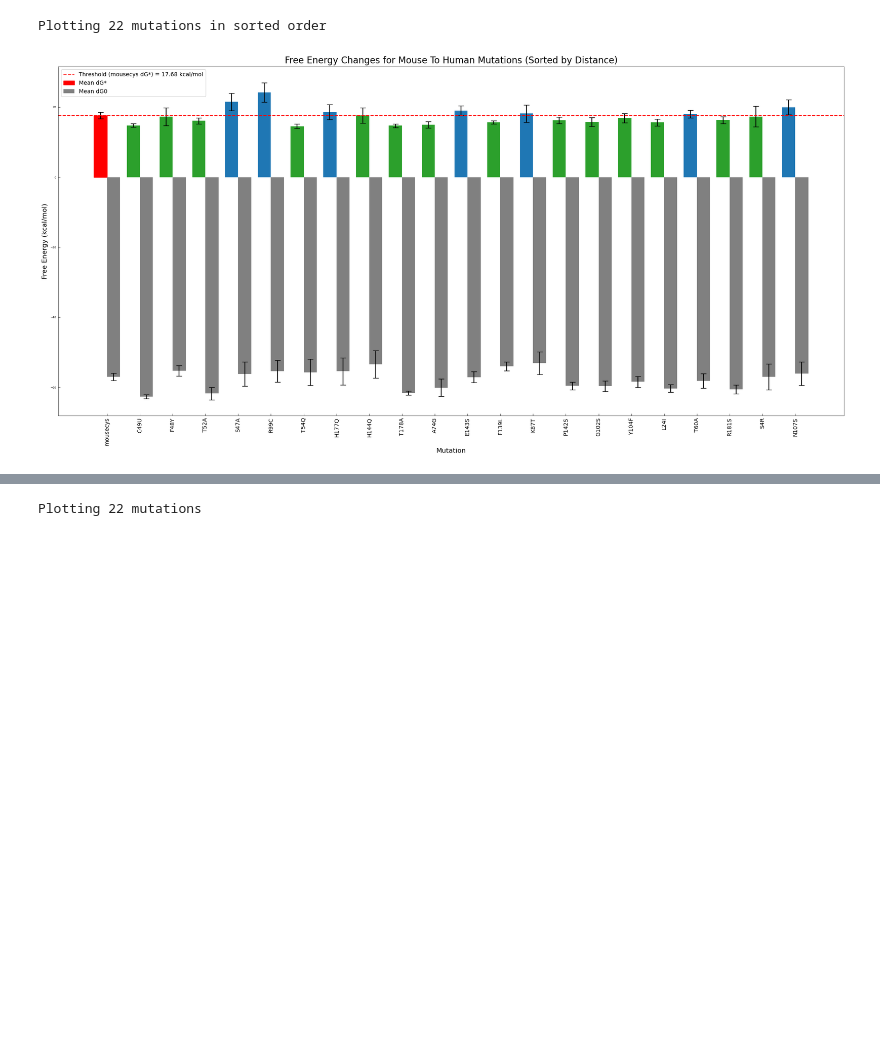
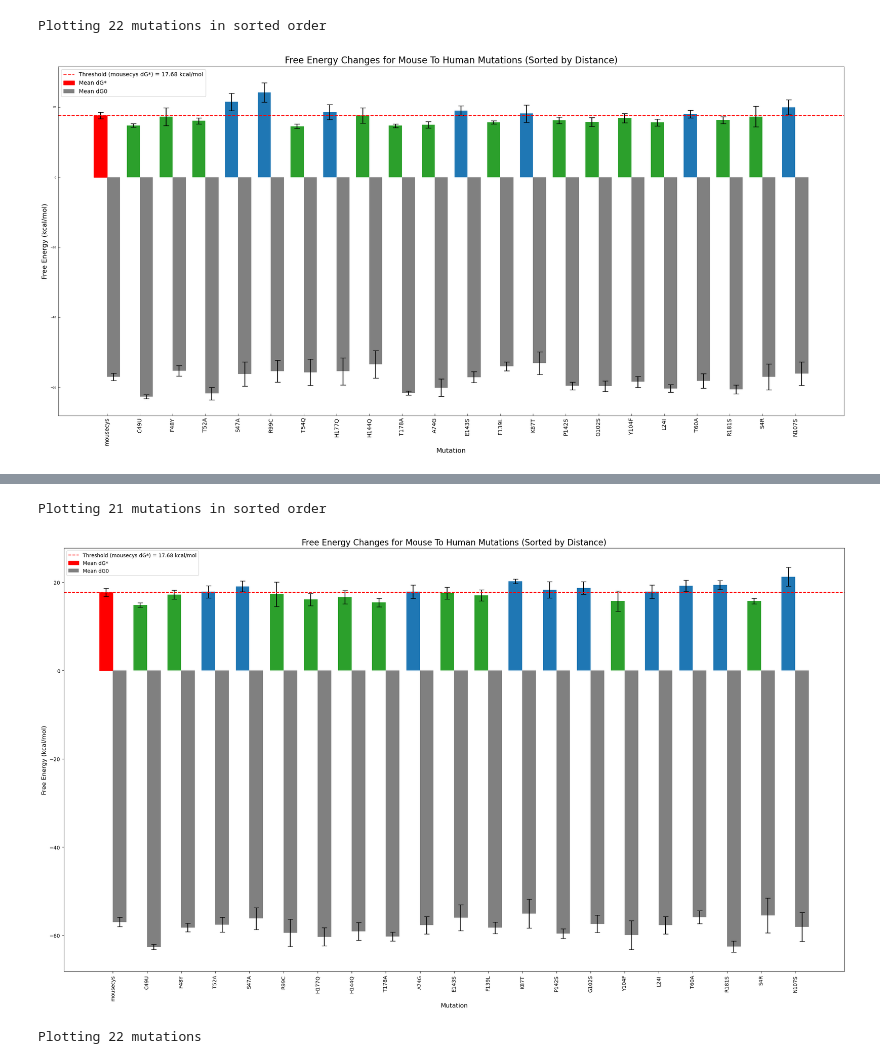
Before and after one commit to ND7996/GPX6, a Jupyter notebook: analysis/barplot_energy.ipynb, the cells around one changed output, grey strips where cells are left out. Cells and saved outputs as stored; diff of their text form; code cells hidden in the pictures; blank space fills up the shorter version.

```diff
--- a/analysis/barplot_energy.ipynb
+++ b/analysis/barplot_energy.ipynb
@@ -292,3 +81,82 @@ Figures saved to:
+# %%
+import matplotlib.pyplot as plt
+import numpy as np
+
+# Define data according to the new table, maintaining the original mutation sequence
+sorted_data = [
+    {"mutation": "mousecys", "dg_star": 17.68, "dg_star_error": 0.91, "dg0": -56.96, "dg0_error": 1.03},
+    {"mutation": "C49U", "dg_star": 14.84, "dg_star_error": 0.52, "dg0": -62.60, "dg0_error": 0.59},
+    {"mutation": "F48Y", "dg_star": 17.16, "dg_star_error": 1.01, "dg0": -58.24, "dg0_error": 0.96},
+    {"mutation": "T52A", "dg_star": 17.83, "dg_star_error": 1.37, "dg0": -57.60, "dg0_error": 1.69},
+    {"mutation": "S47A", "dg_star": 19.07, "dg_star_error": 1.20, "dg0": -56.18, "dg0_error": 2.49},
+    {"mutation": "R99C", "dg_star": 17.29, "dg_star_error": 2.79, "dg0": -59.41, "dg0_error": 3.13},
+    {"mutation": "H177Q", "dg_star": 16.09, "dg_star_error": 1.39, "dg0": -60.31, "dg0_error": 2.04},
+    {"mutation": "H144Q", "dg_star": 16.60, "dg_star_error": 1.48, "dg0": -59.10, "dg0_error": 2.02},
+    {"mutation": "T178A", "dg_star": 15.41, "dg_star_error": 0.95, "dg0": -60.28, "dg0_error": 1.01},
+    {"mutation": "A74G", "dg_star": 17.88, "dg_star_error": 1.52, "dg0": -57.70, "dg0_error": 2.00},
+    {"mutation": "E143S", "dg_star": 17.52, "dg_star_error": 1.36, "dg0": -55.99, "dg0_error": 2.94},
+    {"mutation": "F139L", "dg_star": 17.01, "dg_star_error": 1.28, "dg0": -58.28, "dg0_error": 1.29},
+    {"mutation": "K87T", "dg_star": 20.21, "dg_star_error": 0.52, "dg0": -55.05, "dg0_error": 3.25},
+    {"mutation": "P142S", "dg_star": 18.30, "dg_star_error": 1.83, "dg0": -59.56, "dg0_error": 1.10},
+    {"mutation": "G102S", "dg_star": 18.72, "dg_star_error": 1.43, "dg0": -57.37, "dg0_error": 1.99},
+    {"mutation": "Y104F", "dg_star": 15.75, "dg_star_error": 2.32, "dg0": -59.93, "dg0_error": 3.28},
+    {"mutation": "L24I", "dg_star": 17.88, "dg_star_error": 1.52, "dg0": -57.70, "dg0_error": 2.00},
+    {"mutation": "T60A", "dg_star": 19.22, "dg_star_error": 1.23, "dg0": -55.88, "dg0_error": 1.48},
+    {"mutation": "R181S", "dg_star": 19.38, "dg_star_error": 0.97, "dg0": -62.55, "dg0_error": 1.26},
+    {"mutation": "S4R", "dg_star": 15.73, "dg_star_error": 0.64, "dg0": -55.48, "dg0_error": 3.92},
+    {"mutation": "N107S", "dg_star": 21.25, "dg_star_error": 2.12, "dg0": -58.09, "dg0_error": 3.30},
+]
+
+# Extract data into lists
+mutations = [item['mutation'] for item in sorted_data]
+dg_star_values = [item['dg_star'] for item in sorted_data]
+dg_star_errors = [item['dg_star_error'] for item in sorted_data]
+dg0_values = [item['dg0'] for item in sorted_data]
+dg0_errors = [item['dg0_error'] for item in sorted_data]
+
+# Mousecys dG* value
+mousecys_dg_star = 17.68
+
+# Color scheme: green if dG* < mousecys, blue if dG* > mousecys
+colors = ['#2ca02c' if not np.isnan(dg_star) and dg_star < mousecys_dg_star else '#1f77b4' for dg_star in dg_star_values]
+
+# Plot the data
+fig, ax = plt.subplots(figsize=(22, 13))
+
+x = np.arange(len(mutations))
+bar_width = 0.4
+
+# Bar plot for dG*
+bars1 = ax.bar(x - bar_width/2, dg_star_values, yerr=dg_star_errors, capsize=5,
+               label="Mean dG*", color=colors, width=bar_width, align='center')
+
+# Bar plot for dG0
+bars2 = ax.bar(x + bar_width/2, dg0_values, yerr=dg0_errors, capsize=5,
+               color='gray', width=bar_width, align='center', label="Mean dG0")
+
+# Highlight mousecys in red
+mousecys_index = mutations.index("mousecys")
+bars1[mousecys_index].set_color('red')
+
+# Annotate mousecys threshold
+ax.axhline(mousecys_dg_star, color='red', linestyle='--', label=f'Threshold (mousecys dG*) = {mousecys_dg_star:.2f} kcal/mol')
+
+# Formatting
+ax.set_xticks(x)
+ax.set_xticklabels(mutations, rotation=90, ha="center", fontsize=10)
+ax.set_xlabel("Mutation", fontsize=12)
+ax.set_ylabel("Free Energy (kcal/mol)", fontsize=12)
+ax.set_title("Free Energy Changes for Mouse To Human Mutations (Sorted by Distance)", fontsize=16)
+ax.legend(loc='upper left', fontsize=10, frameon=True)
+
+# Print confirmation
+print(f"Plotting {len(mutations)} mutations in sorted order")
+
+plt.tight_layout()
+plt.show()
+# %% [output]
+Plotting 21 mutations in sorted order
+[figure, added]
 # %%
 import re
 import numpy as np
```
Also changed, not shown: parts of 1 cell of this notebook, 3 other files.
